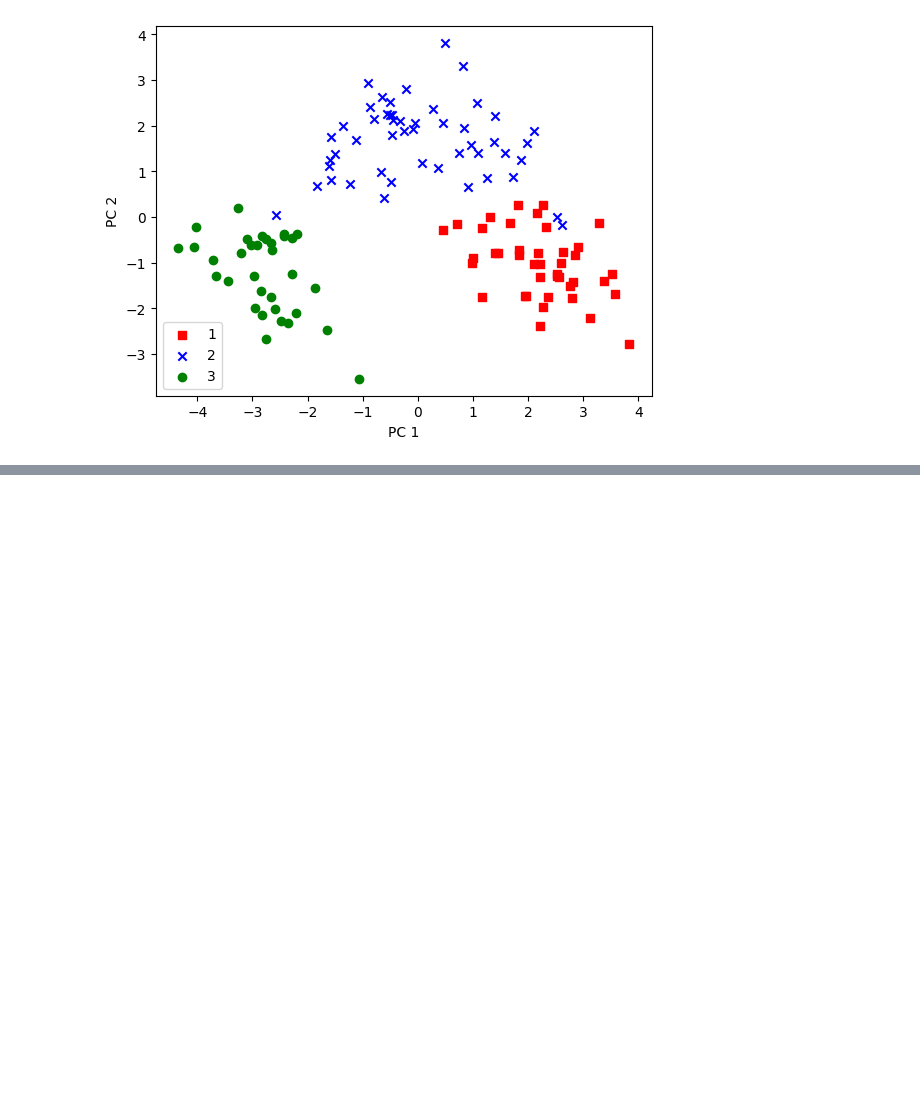
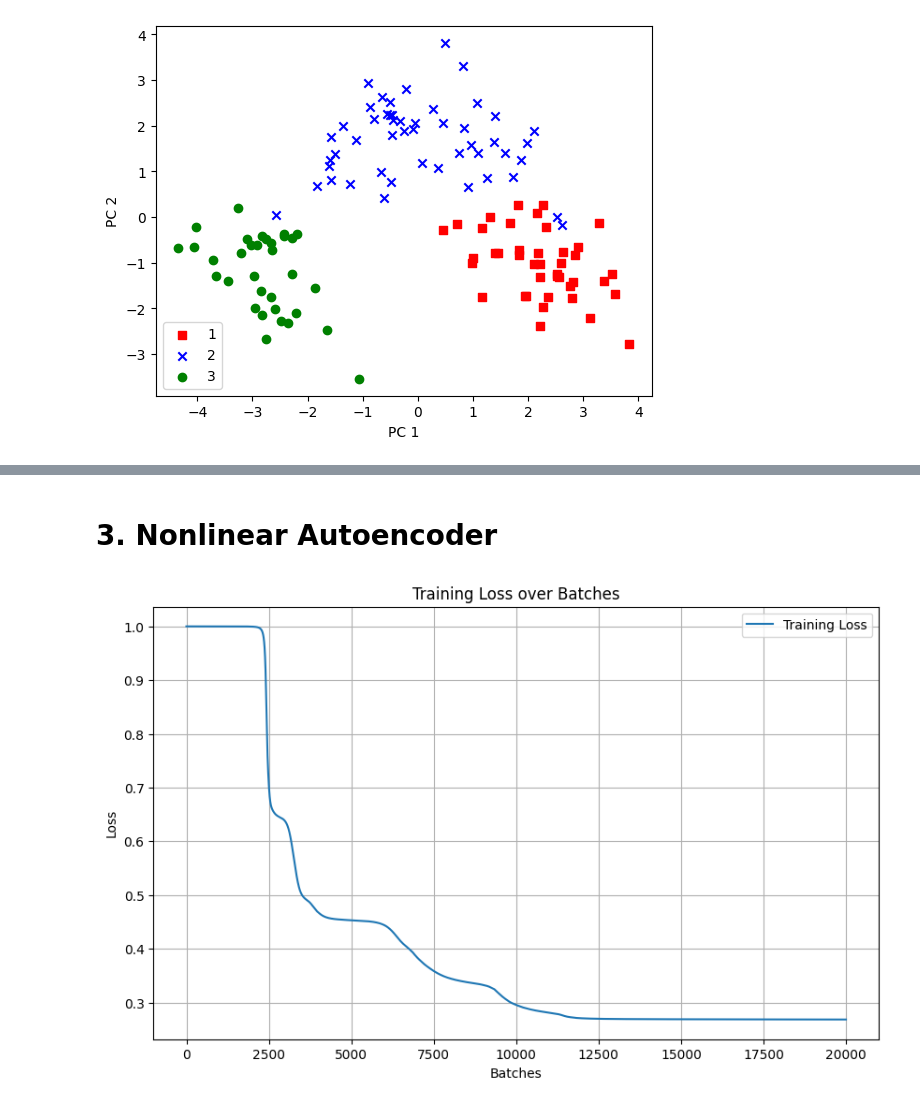
Before and after one commit to ziyuanLi-alex/sdm274, a Jupyter notebook: assgn09_autoencoder/autoencoder.ipynb, the cells around one changed output, grey strips where cells are left out. Saved outputs shown, nothing was run; the diff lists cells and outputs as text; code cells hidden in the pictures; blank space fills up the shorter version.

```diff
--- a/assgn09_autoencoder/autoencoder.ipynb
+++ b/assgn09_autoencoder/autoencoder.ipynb
@@ -128,0 +236,32 @@ plt.show()
+# %% [markdown]
+# 3. Nonlinear Autoencoder
+# %%
+nonlinear_layers = [
+        Linear(input_size=13, output_size=4),
+        ReLU(),
+        Linear(4,4),
+        # ReLU(),
+        Linear(input_size=4, output_size=13)
+    ]
+
+epochs = 20000
+# epochs = 100000
+lr = 1e-1
+
+nonlin_autoencoder = AutoEncoder(nonlinear_layers, epochs=epochs, lr=lr, input_shape=13, output_shape=13)
+nonlin_autoencoder.train_BGD(X_train_std, X_train_std)
+# %%
+loss_history = nonlin_autoencoder.loss
+length = len(loss_history)
+
+# Plot the loss history
+plt.figure(figsize=(10, 6))
+plt.plot(range(length), loss_history, label='Training Loss')
+plt.xlabel('Batches')
+plt.ylabel('Loss')
+plt.title('Training Loss over Batches')
+plt.legend()
+plt.grid(True)
+plt.show()
+# %% [output]
+[figure, added]
```
Also changed, not shown: parts of 15 cells of this notebook, 3 other files.
